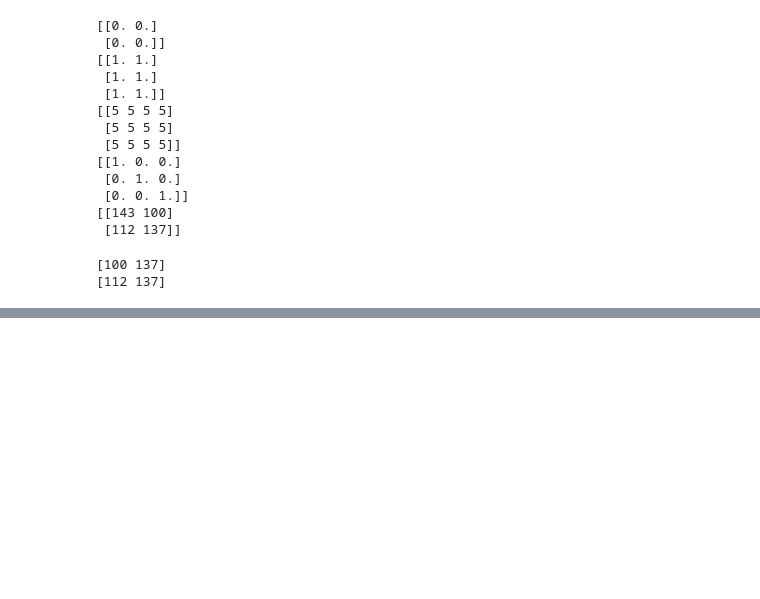
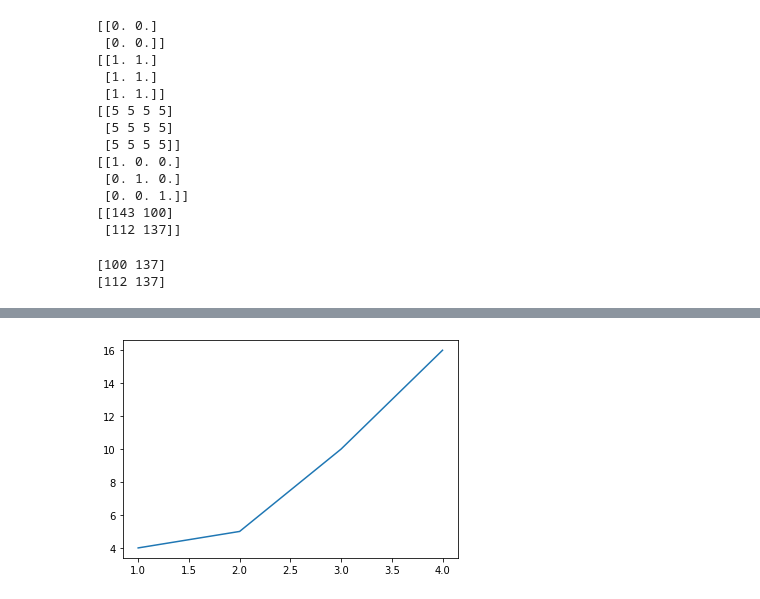
Before and after one commit to AkiaBurnett/Basic-Python, a Jupyter notebook: data_science_tools.ipynb, the cells around one changed output, grey strips where cells are left out. Saved outputs shown, nothing was run; the diff lists cells and outputs as text; code cells hidden in the pictures; blank space fills up the shorter version.

```diff
--- a/data_science_tools.ipynb
+++ b/data_science_tools.ipynb
@@ -63,0 +72,5 @@ print(random_array_int[1,:]) #print all elements from the second row
+# %%
+plt.plot([1,2,3,4],[4,5,10,16])
+plt.show()
+# %% [output]
+[figure, added]
```
Also changed, not shown: parts of 6 cells of this notebook.
